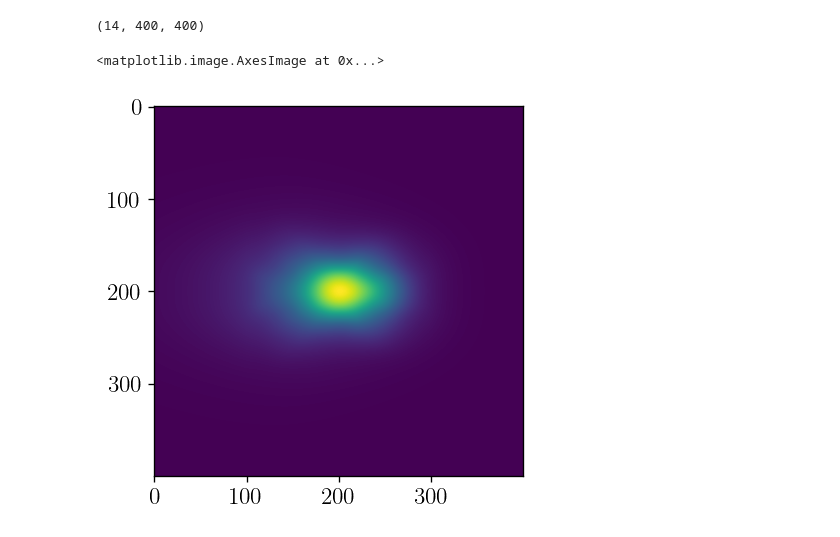
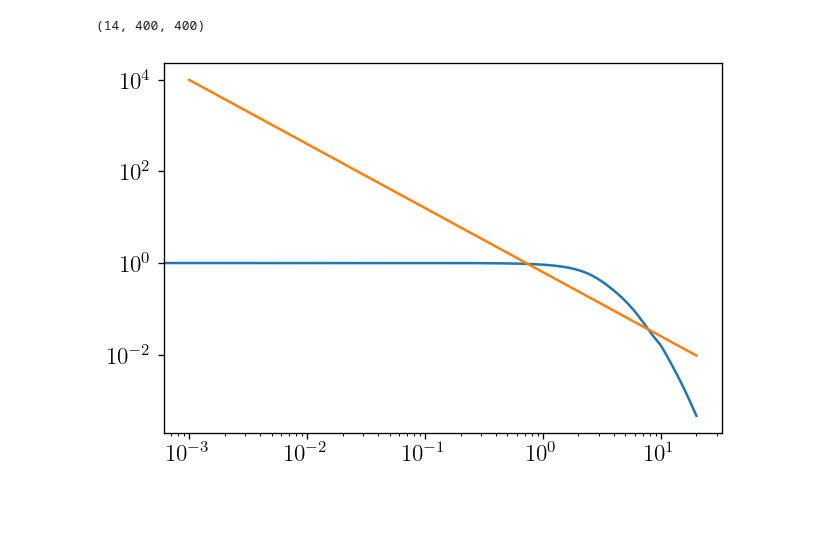
Before and after one commit to yitiansun/gce-prob-prog, a Jupyter notebook: data_processing/2_bulge_cartesian.ipynb, the cells around one changed output. Cells and saved outputs as stored; diff of their text form; code cells hidden in the pictures; blank space fills up the shorter version.

```diff
--- a/data_processing/2_bulge_cartesian.ipynb
+++ b/data_processing/2_bulge_cartesian.ipynb
@@ -82,15 +62,22 @@ bin_centers_highres = (bin_edges_highres[:-1] + bin_edges_highres[1:]) / 2
 # %%
 interp = interpolate.interp2d(bin_centers_lowres, bin_centers_lowres, hdu.data)
 z_highres = interp(bin_centers_highres, bin_centers_highres)
-z_highres /= np.mean(z_highres[~norm_mask_cart])
+#z_highres /= np.mean(z_highres[~norm_mask_cart])
+z_highres /= np.mean(z_highres)
 # %%
 z = np.repeat([z_highres], 14, axis=0)
 print(z.shape)
 np.save(f"../data/bulge_templates/Bulge_modulated_Coleman_etal_2019_Normalized.npy", z)
 # %% [output]
 (14, 400, 400)
+# %%
+a = np.linspace(0.001, 20, 400)
+plt.plot(np.linspace(-20, 20, 400), z[0,:,200]/np.max(z[0,:,200]))
+plt.plot(a, 1e4*a**(-1.4)/np.max(a**(-1.4)))
+plt.yscale('log')
+plt.xscale('log')
+#plt.ylim(1e-4, 1.1)
+# %% [output]
+[figure, added]
 # %%
-plt.imshow(z[0])
+plt.imshow(z[0], extent=(-20, 20, -20, 20))
-# %% [output]
-<matplotlib.image.AxesImage at 0x...>
-[figure, removed]
```
Also changed, not shown: parts of 1 cell of this notebook, 7 other files.
